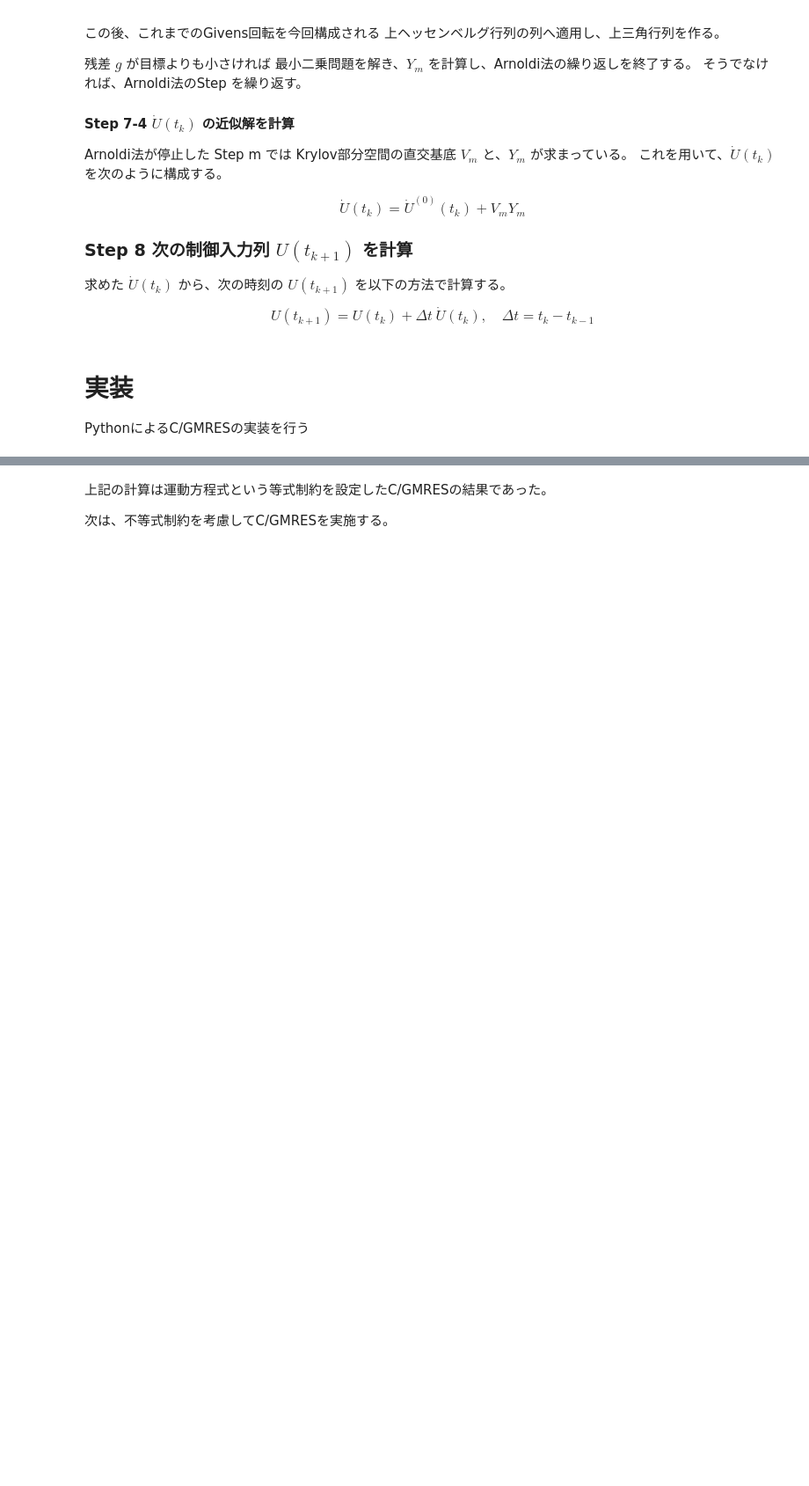
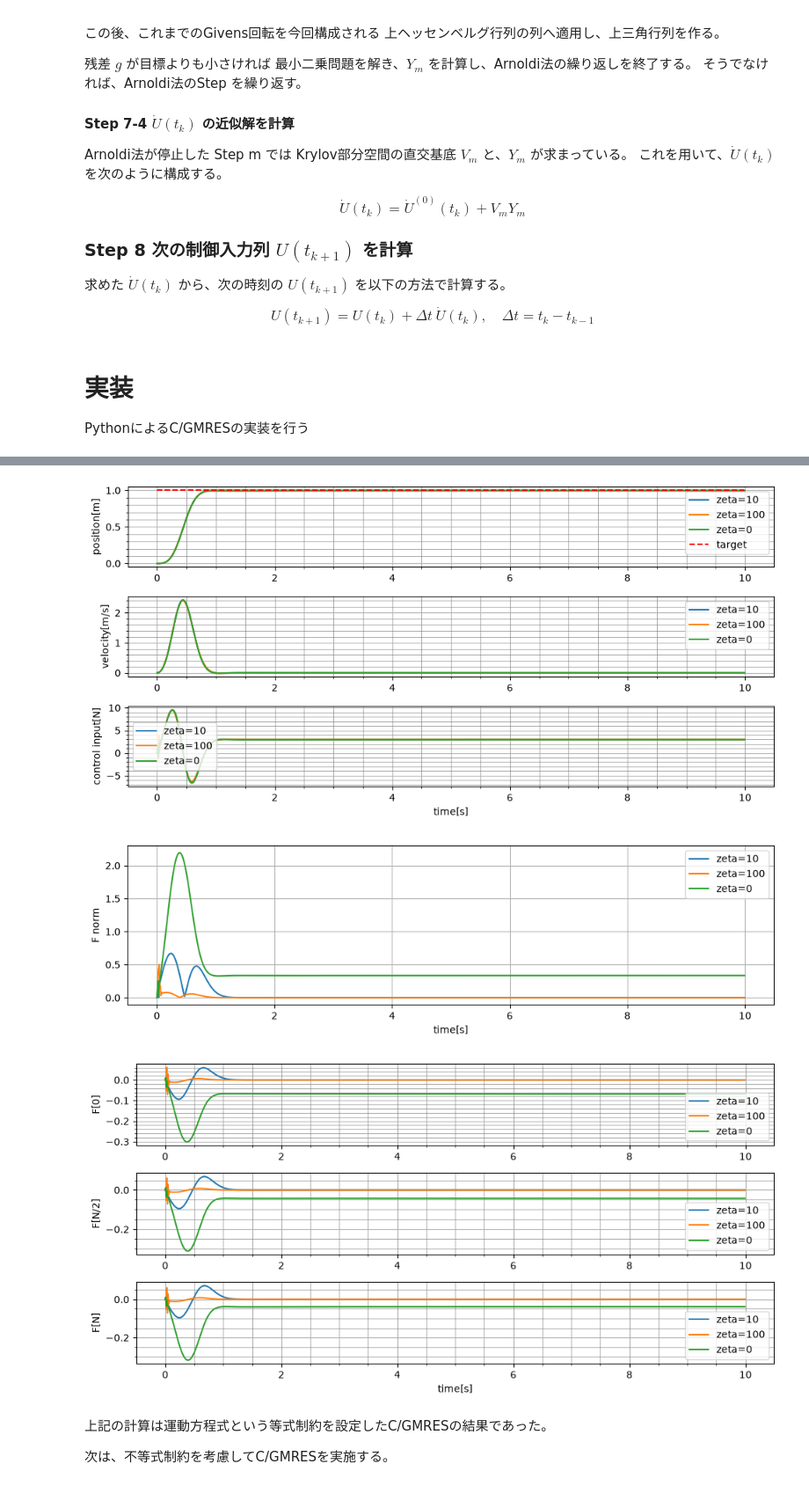
Before and after one commit to hideto008/learning_C-GMRES, a Jupyter notebook: Application/nonlinear_spring.ipynb, the cells around one changed output, grey strips where cells are left out. Shown at 88% size. Saved outputs shown, nothing was run; the diff lists cells and outputs as text; code cells hidden in the pictures; blank space fills up the shorter version.

```diff
--- a/Application/nonlinear_spring.ipynb
+++ b/Application/nonlinear_spring.ipynb
@@ -804,0 +846,15 @@ C/GMRES min time: 1.1217989995202515 [ms]
+# %%
+params3 = Parameters()
+params3.qxt = 5.0
+params3.qvt = 5.0
+params3.qx = 100
+params3.qv = 1.0
+params3.r = 0.01
+params3.Tf = 3.0
+params3.eps = 1e-3
+params3.zeta = 100.0
+
+t3_array, x3_array, u3_array, f3_norm_array, Fs3 = calc_simulation(params3, N=1000)
+
+params3.zeta = 0.0
+t4_array, x4_array, u4_array, f4_norm_array, Fs4 = calc_simulation(params3, N=1000)
@@ -805,3 +868,68 @@ C/GMRES min time: 1.1217989995202515 [ms]
+# %%
+fig, ax = plt.subplots(3,1, figsize=(10,5))
+
+ax[0].plot(t2_array, x2_array[:,0], label='zeta=10')
+ax[0].plot(t3_array, x3_array[:,0], label='zeta=100')
+ax[0].plot(t4_array, x4_array[:,0], label='zeta=0')
+ax[0].hlines(params2.x_target, t2_array[0], t2_array[-1], color='r', linestyle='--', label='target')
+ax[0].set_ylabel("position[m]")
+ax[0].legend()
+ax[1].plot(t2_array, x2_array[:,1], label='zeta=10')
+ax[1].plot(t3_array, x3_array[:,1], label='zeta=100')
+ax[1].plot(t4_array, x4_array[:,1], label='zeta=0')
+ax[1].set_ylabel("velocity[m/s]")
+ax[1].legend()
+ax[2].plot(t2_array, u2_array, label='zeta=10')
+ax[2].plot(t3_array, u3_array, label='zeta=100')
+ax[2].plot(t4_array, u4_array, label='zeta=0')
+ax[2].set_ylabel("control input[N]")
+ax[2].legend()
+ax[2].set_xlabel("time[s]")
+
+for i in range(3):
+    ax[i].grid()
+    ax[i].grid(which="minor", lw=0.5, color='grey')
+    ax[i].minorticks_on()
+
+plt.tight_layout()
+plt.show()
+
+fig, ax = plt.subplots(1,1, figsize=(10,3))
+ax.plot(t2_array, f2_norm_array, label='zeta=10')
+ax.plot(t3_array, f3_norm_array, label='zeta=100')
+ax.plot(t4_array, f4_norm_array, label='zeta=0')
+ax.set_ylabel("F norm")
+ax.set_xlabel("time[s]")
+ax.legend()
+ax.grid()
+plt.tight_layout()
+plt.show()
+
+fig, ax = plt.subplots(3,1, figsize=(10,5))
+ax[0].plot(t2_array, Fs2[0], label='zeta=10')
+ax[0].plot(t3_array, Fs3[0], label='zeta=100')
+ax[0].plot(t4_array, Fs4[0], label='zeta=0')
+ax[0].set_ylabel("F[0]")
+ax[1].plot(t2_array, Fs2[1], label='zeta=10')
+ax[1].plot(t3_array, Fs3[1], label='zeta=100')
+ax[1].plot(t4_array, Fs4[1], label='zeta=0')
+ax[1].set_ylabel("F[N/2]")
+ax[2].plot(t2_array, Fs2[2], label='zeta=10')
+ax[2].plot(t3_array, Fs3[2], label='zeta=100')
+ax[2].plot(t4_array, Fs4[2], label='zeta=0')
+ax[2].set_ylabel("F[N]")
+ax[2].set_xlabel("time[s]")
+for i in range(3):
+    ax[i].grid()
+    ax[i].grid(which="minor", lw=0.5, color='grey')
+    ax[i].minorticks_on()
+    ax[i].legend()
+plt.tight_layout()
+plt.show()
+# %% [output]
+[figure, added]
+[figure, added]
+[figure, added]
 # %% [markdown]
 上記の計算は運動方程式という等式制約を設定したC/GMRESの結果であった。
 
```
Also changed, not shown: parts of 8 cells of this notebook.
